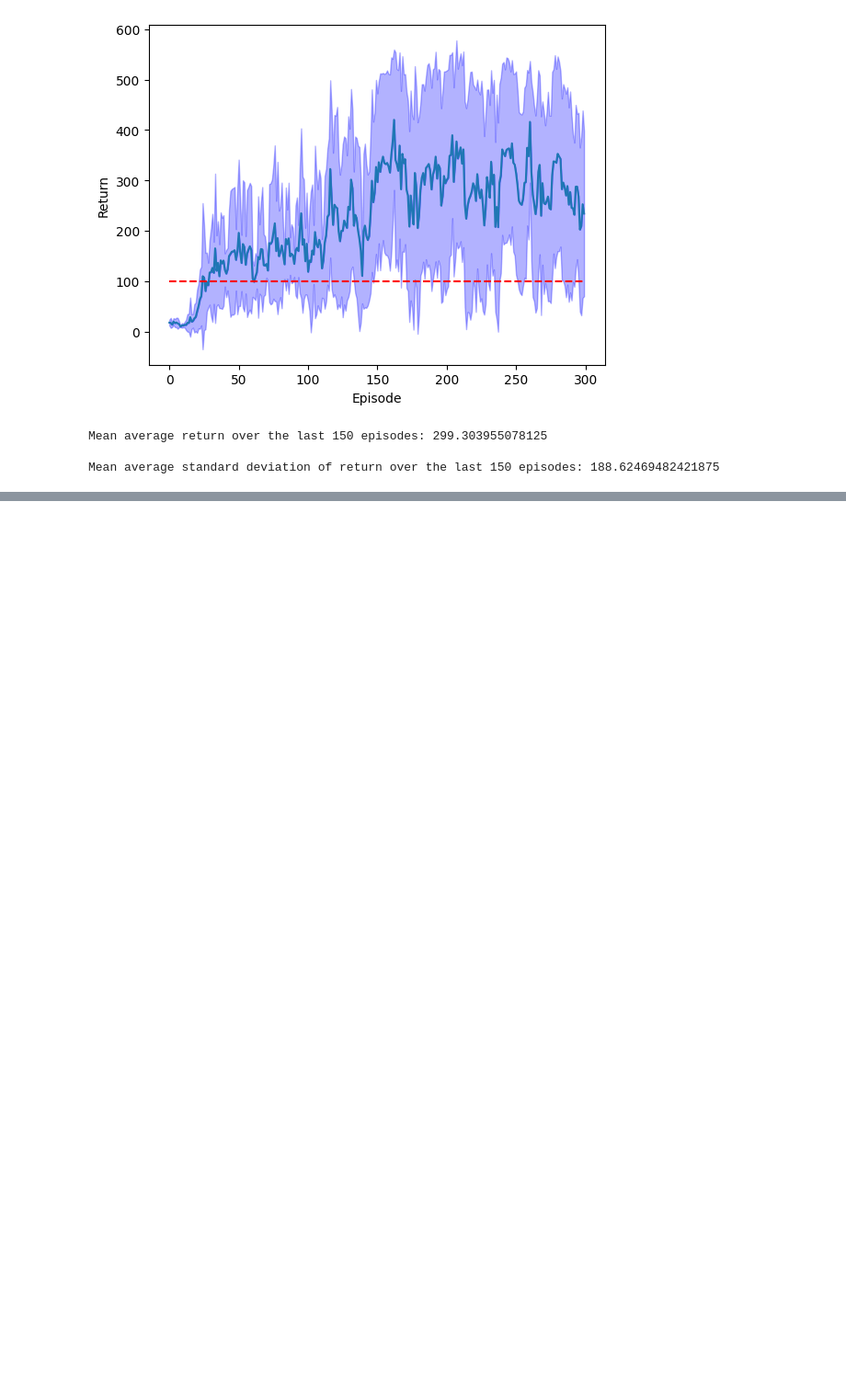
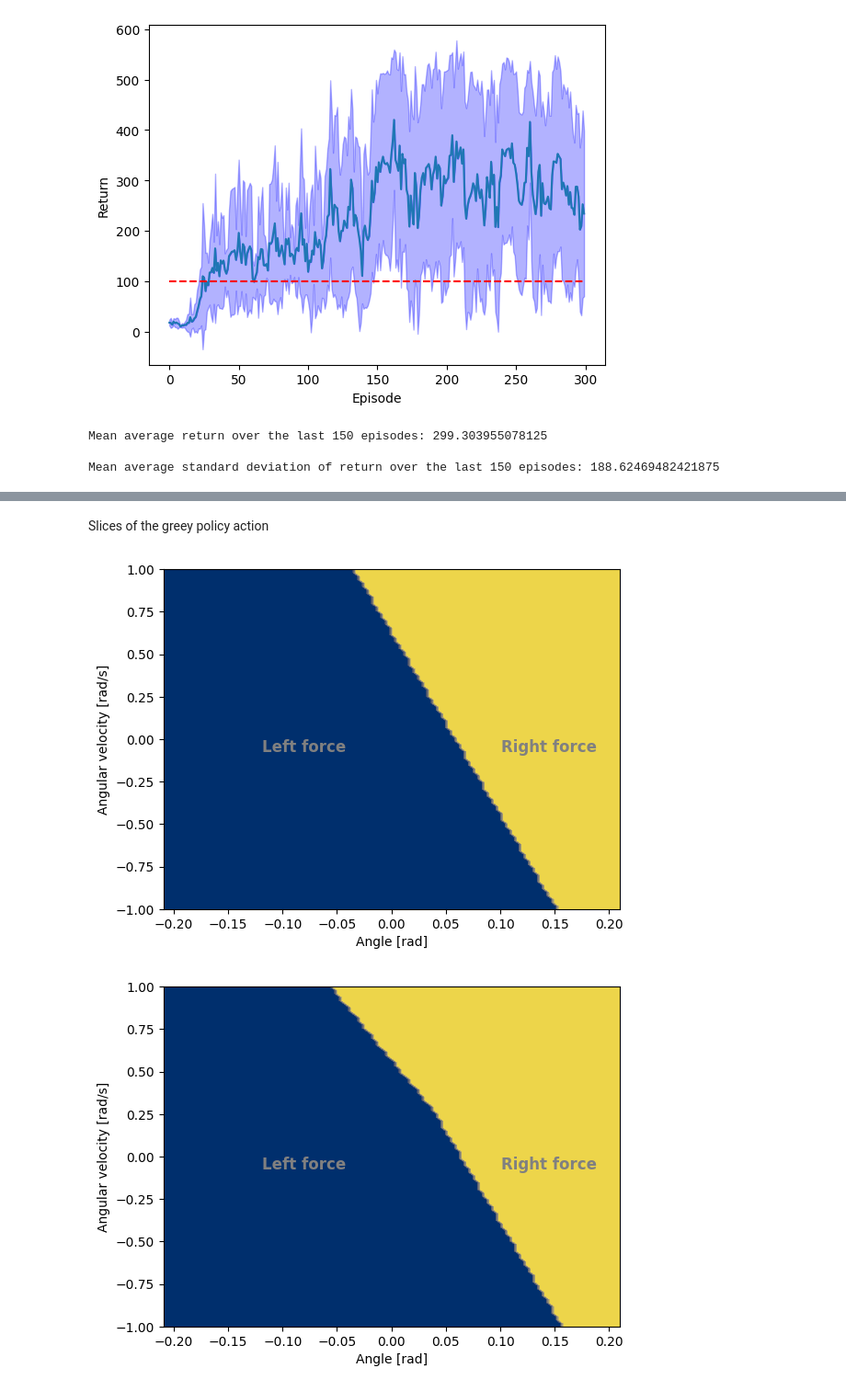
Before and after one commit to mitsides06/DQN-Hyperparameter-Tuning, a Jupyter notebook: coursework2.ipynb, the cells around one changed output, grey strips where cells are left out. Shown at 92% size. Saved outputs shown, nothing was run; the diff lists cells and outputs as text; code cells hidden in the pictures; blank space fills up the shorter version.

```diff
--- a/coursework2.ipynb
+++ b/coursework2.ipynb
@@ -1340,0 +1414,2 @@ with open(file_name, "wb") as file:
+# %%
+policy_net = test_model_creative_2(episodes_num=300, runs_num=1, architecture=best_architecture, learning_rate=0.01, memory_size=10000, batch_size=100, update_net_freq=1)
@@ -1341,3 +1425,21 @@ with open(file_name, "wb") as file:
+# %%
+import pickle
+
+file_name = "policy_net.pkl"
+
+variables = {"policy_net" : policy_net}
+
+with open(file_name, "wb") as file:
+    pickle.dump(variables, file)
+# %%
+import pickle
+
+file_name = "policy_net.pkl"
+
+with open(file_name, "rb") as file:
+    loaded_variables = pickle.load(file)
+
+policy_net = loaded_variables["policy_net"]
 # %%
 # Visualising the greedy Q-values for a stationary cart in the middle of the track
 # 2D plot showing policy as a function of pole angle and angular velocity (omega)
@@ -1379,0 +1487,14 @@ plt.show()
+# %% [markdown]
+Slices of the greey policy action
+# %%
+velocities = [0, 0.5, 1.0, 2.0]
+coords_left = [0.4, 0.4, 0.35, 0.25]
+coords_right = [0.95, 0.95, 0.9, 0.8]
+
+for idx, velocity in enumerate(velocities):
+    coord_left = coords_left[idx]
+    coord_right = coords_right[idx]
+    plot_slices(policy_net=policy_net, velocity=velocity, q=False, coord_left=coord_left, coord_right=coord_right)
+# %% [output]
+[figure, added]
+[figure, added]
```
Also changed, not shown: parts of 8 cells of this notebook, 1 other file.
